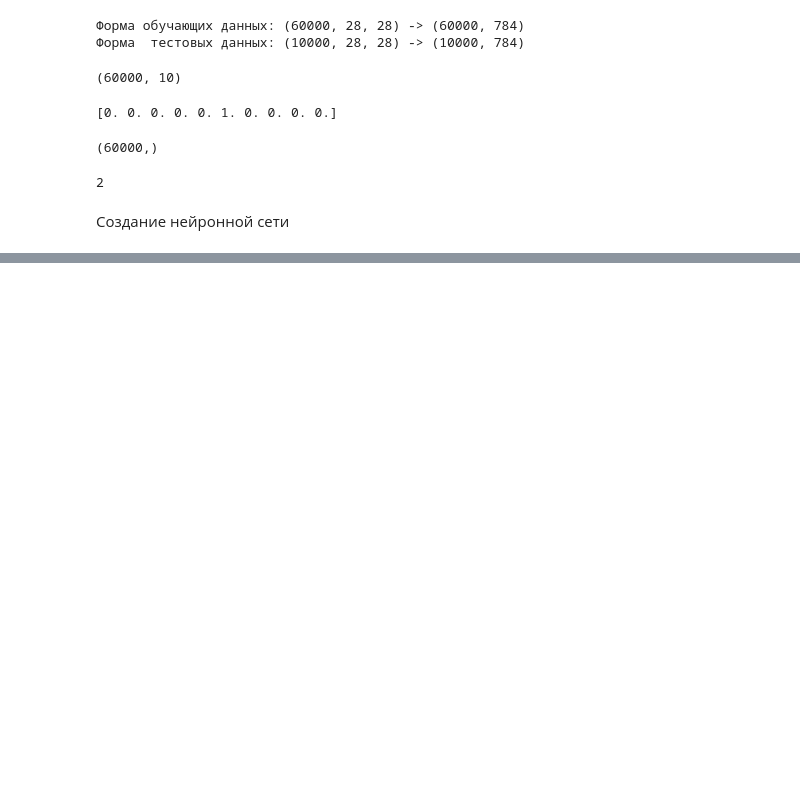
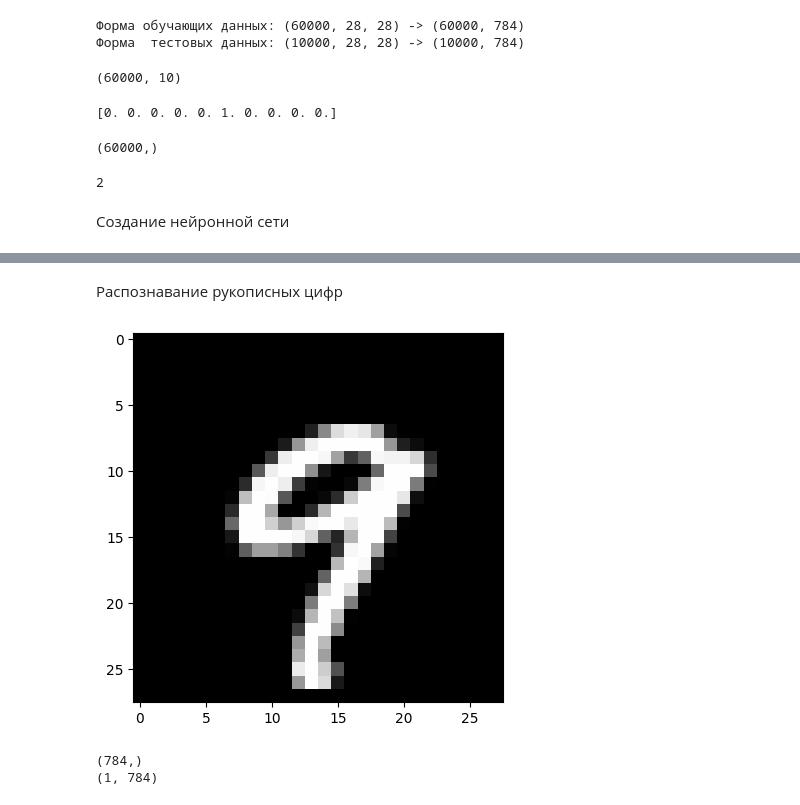
Before and after one commit to Giocatory/ml_ai_learning, a Jupyter notebook: experiment.ipynb, the cells around one changed output, grey strips where cells are left out. Saved outputs shown, nothing was run; the diff lists cells and outputs as text; code cells hidden in the pictures; blank space fills up the shorter version.

```diff
--- a/experiment.ipynb
+++ b/experiment.ipynb
@@ -104,0 +171,27 @@ model.add(Dense(CLASS_COUNT, activation='softmax', name='Dense_10'))
+# %% [markdown]
+Распознавание рукописных цифр
+# %%
+# Номер тестовой цифры, которую будем распознавать
+n_rec = np.random.randint(x_test_org.shape[0])
+
+# Отображение картинки из тестового набора под номером n_rec
+plt.imshow(x_test_org[n_rec], cmap='gray')
+plt.show()
+# %% [output]
+[figure, added]
+# %%
+# Выбор нужной картинки из тестовой выборки
+x = x_test[n_rec]
+
+# Проверка формы данных
+print(x.shape)
+
+# Добавление одной оси в начале, чтобы нейронка могла распознать пример
+# Массив из одного примера, так как нейронка принимает именно массивы примеров (батчи) для распознавания
+x = np.expand_dims(x, axis=0)
+
+# Проверка формы данных
+print(x.shape)
+# %% [output]
+(784,)
+(1, 784)
```
Also changed, not shown: parts of 9 cells of this notebook.
